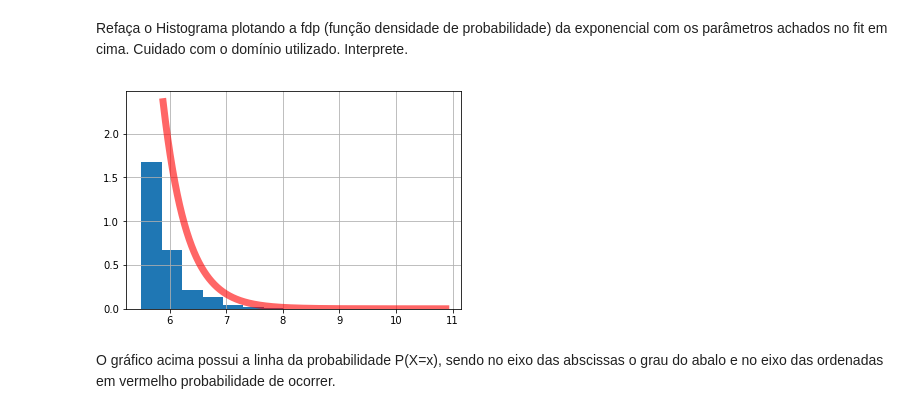
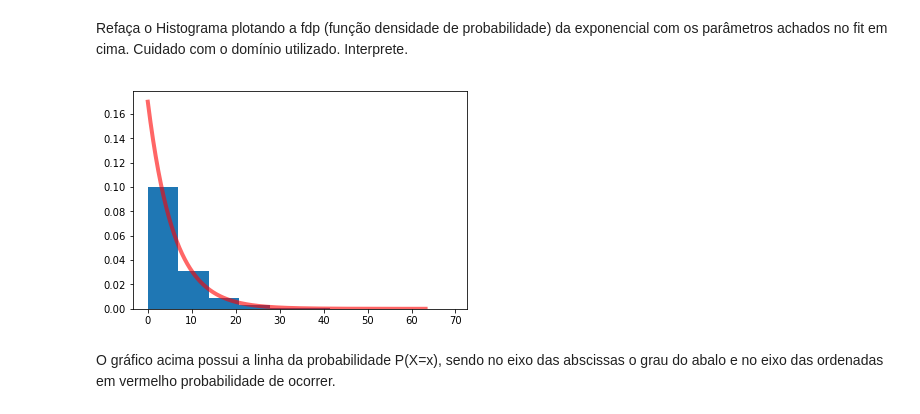
Before and after one commit to Samuelgranato/APS5, a Jupyter notebook: APS5_alunos.ipynb, the cells around one changed output. Cells and saved outputs as stored; diff of their text form; code cells hidden in the pictures.

```diff
--- a/APS5_alunos.ipynb
+++ b/APS5_alunos.ipynb
@@ -65,21 +65,20 @@ Refaça o Histograma plotando a fdp (função densidade de probabilidade) da exp
 # %%
 import matplotlib.pyplot as plt
 from numpy import var, mean
 
-df.Magnitude.hist(normed=True)
+plt.hist(X, normed = True)
 
-mu=(sum(df.Magnitude))/len(df.Magnitude)
-sigma=math.sqrt(sum([((i-mu)**2) for i in df.Magnitude])/len(df.Magnitude))
+mu=np.mean(df.Magnitude)
+sigma=np.var(df.Magnitude)**(1/2)
 
-loc, scale = (mu,sigma)
+loc, scale = (0,mu)
+X = expon.rvs(loc,scale,len(df.Magnitude))
+lista = np.arange(X.min(), X.max(), 0.1)
 
-lista=sorted(expon.rvs(size=len(df.Magnitude), loc=loc, scale=scale))
-plt.plot(lista,expon.pdf(lista,loc,scale),'r-', lw=7, alpha=0.6, label='expon pdf')
-
-
+plt.plot(lista,expon.pdf(lista,loc,scale),'r-', lw=4, alpha=0.6, label='expon pdf')
 plt.show()
 # %% [output]
-[figure, old version]
+[figure, new version]
 # %% [markdown]
 O gráfico acima possui a linha da probabilidade P(X=x), sendo no eixo das abscissas o grau do abalo e no eixo das ordenadas em vermelho probabilidade de ocorrer.
 # %% [markdown]
```
Also changed, not shown: parts of 1 cell of this notebook.
